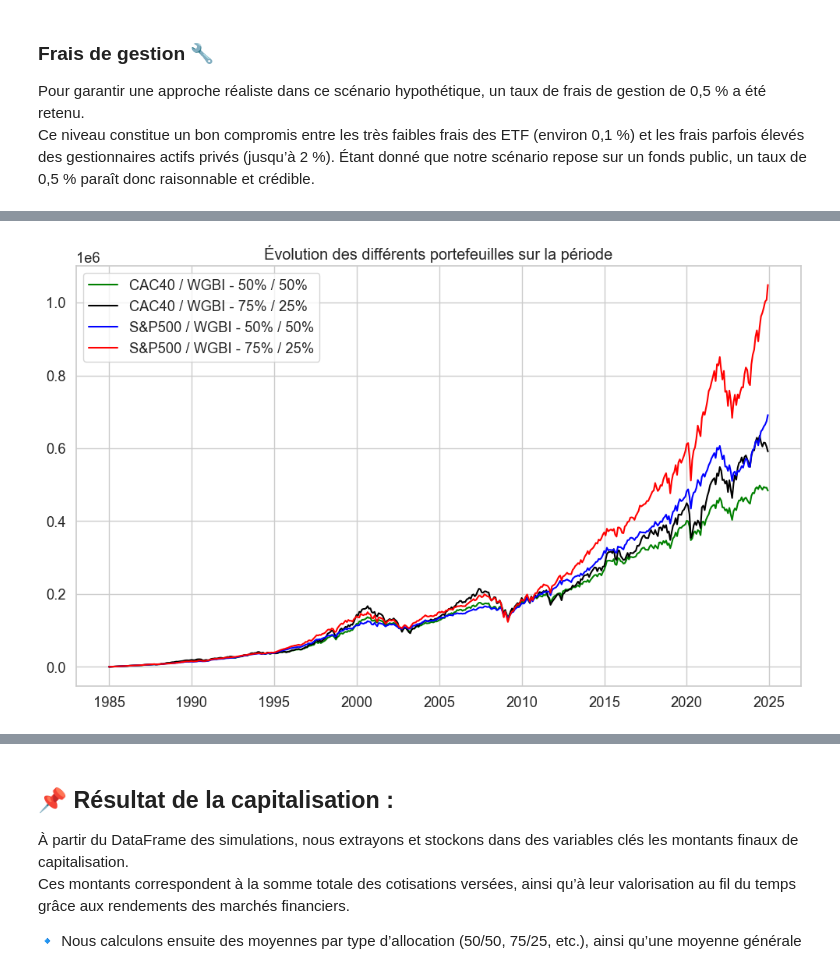
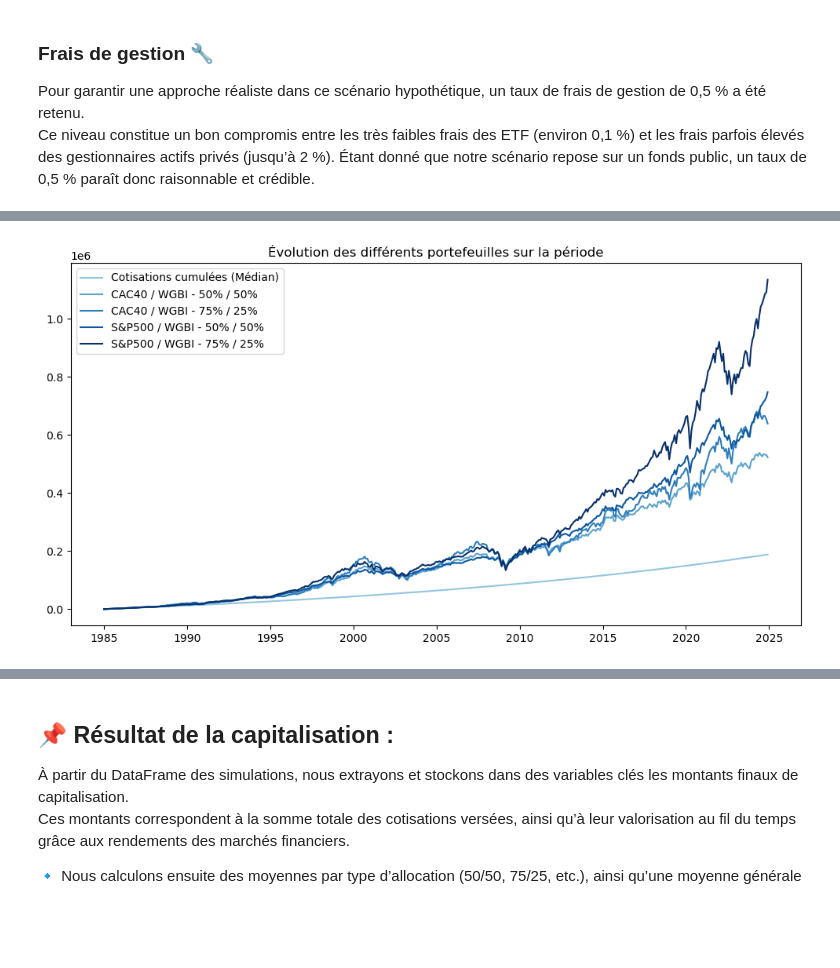
Before and after one commit to Vincent-20-100/backtest_retraites, a Jupyter notebook: notebooks/Backtest_V2.ipynb, the cells around one changed output, grey strips where cells are left out. Saved outputs shown, nothing was run; the diff lists cells and outputs as text; code cells hidden in the pictures; blank space fills up the shorter version.

```diff
--- a/notebooks/Backtest_V2.ipynb
+++ b/notebooks/Backtest_V2.ipynb
@@ -360,14 +404,18 @@ KeyError: 'cotisations'
 # %%
-plt.figure(figsize=(12,7))
-plt.plot(df_.index, df_["CAC40_50/50"], label="CAC40 / WGBI - 50% / 50%", color="green")
-plt.plot(df_.index, df_["CAC40_75/25"], label="CAC40 / WGBI - 75% / 25%", color="black")
-plt.plot(df_.index, df_["SNP500_50/50"], label="S&P500 / WGBI - 50% / 50%", color="blue")
-plt.plot(df_.index, df_["SNP500_75/25"], label="S&P500 / WGBI - 75% / 25%", color="red")
+allocations = ['cotisations_cumulees_median', 'CAC40_50/50_median', 'CAC40_75/25_median', 'SNP500_50/50_median', 'SNP500_75/25_median']
+colors = plt.cm.Blues(np.linspace(0.4, 1, len(allocations)))
+
+plt.figure(figsize=(12,6))
+plt.plot(df_.index, df_["cotisations_cumulees_median"], label="Cotisations cumulées (Médian)", color=colors[0])
+plt.plot(df_.index, df_["CAC40_50/50_median"], label="CAC40 / WGBI - 50% / 50%", color=colors[1])
+plt.plot(df_.index, df_["CAC40_75/25_median"], label="CAC40 / WGBI - 75% / 25%", color=colors[2])
+plt.plot(df_.index, df_["SNP500_50/50_median"], label="S&P500 / WGBI - 50% / 50%", color=colors[3])
+plt.plot(df_.index, df_["SNP500_75/25_median"], label="S&P500 / WGBI - 75% / 25%", color=colors[4])
 
 plt.legend()
 plt.title("Évolution des différents portefeuilles sur la période")
-plt.savefig("charts/perf_portefeuilles.png", dpi=300, bbox_inches='tight')
+plt.savefig("charts/perf_portefeuilles_blue.png", dpi=300, bbox_inches='tight')
 plt.show()
 # %% [output]
-[figure, old version]
+[figure, new version]
 # %%
```
Also changed, not shown: parts of 27 cells of this notebook, 7 other files.
